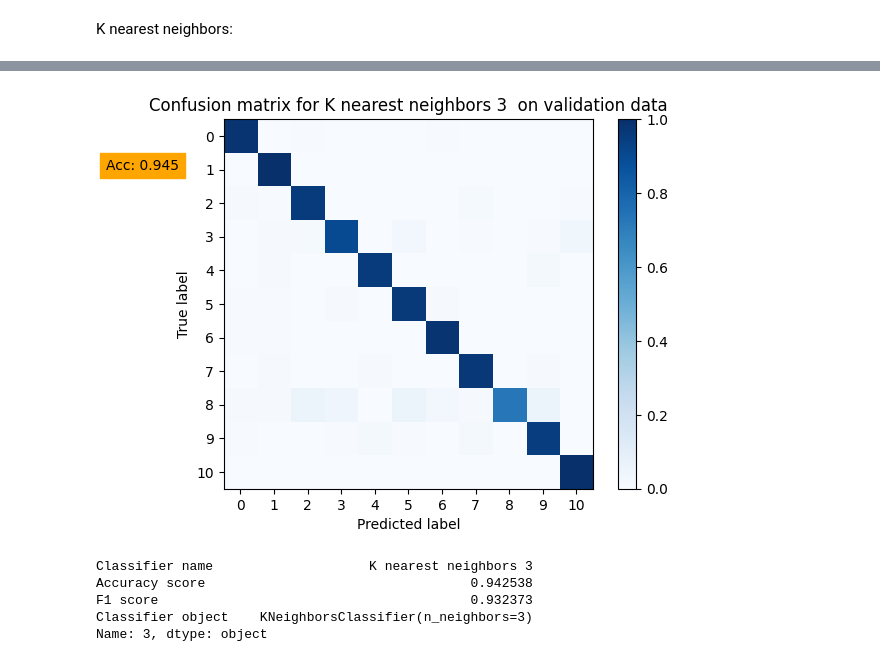
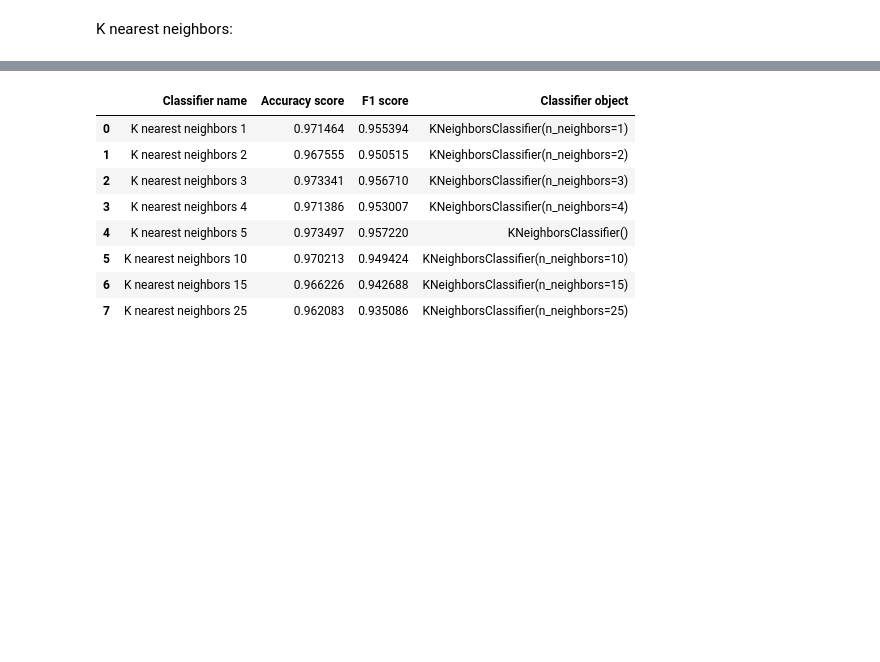
Before and after one commit to SigurdTorsnes/Digit-recognizer, a Jupyter notebook: model_selection.ipynb, the cells around one changed output, grey strips where cells are left out. Cells and saved outputs as stored; diff of their text form; code cells hidden in the pictures; blank space fills up the shorter version.

```diff
--- a/model_selection.ipynb
+++ b/model_selection.ipynb
@@ -144,16 +182,21 @@ for k in ks:
 # %%
 potential_models = potential_models.sort_values(by="F1 score", ascending=False)
 best_model = potential_models.iloc[0,:] # finds the classifier on the first row, the one with highest accuracy score
-# potential_models#.iloc[4,:]['F1 score'].mean()
+potential_models#.iloc[4,:]['F1 score'].mean()
+
 y_pred = best_model['Classifier object'].predict(X_test)
 accuracy = metrics.accuracy_score(y_test,y_pred)
-f1_score = metrics.f1_score(y_val,y_pred, average='macro')
-plot_c_matrix(best_model['Classifier object'],best_model['Classifier name'],accuracy)
-best_model
+f1_score = metrics.f1_score(y_test,y_pred, average='macro')
+plot_c_matrix(best_model['Classifier object'],best_model['Classifier name'],f1_score)
+
+potential_models
 # %% [output]
-[figure, removed]
-Classifier name                    K nearest neighbors 3
-Accuracy score                                  0.942538
-F1 score                                        0.932373
-Classifier object    KNeighborsClassifier(n_neighbors=3)
-Name: 3, dtype: object
+|  | Classifier name | Accuracy score | F1 score | Classifier object |
+| 0 | K nearest neighbors 1 | 0.971464 | 0.955394 | KNeighborsClassifier(n_neighbors=1) |
+| 1 | K nearest neighbors 2 | 0.967555 | 0.950515 | KNeighborsClassifier(n_neighbors=2) |
+| 2 | K nearest neighbors 3 | 0.973341 | 0.956710 | KNeighborsClassifier(n_neighbors=3) |
+| 3 | K nearest neighbors 4 | 0.971386 | 0.953007 | KNeighborsClassifier(n_neighbors=4) |
+| 4 | K nearest neighbors 5 | 0.973497 | 0.957220 | KNeighborsClassifier() |
+| 5 | K nearest neighbors 10 | 0.970213 | 0.949424 | KNeighborsClassifier(n_neighbors=10) |
+| 6 | K nearest neighbors 15 | 0.966226 | 0.942688 | KNeighborsClassifier(n_neighbors=15) |
+| 7 | K nearest neighbors 25 | 0.962083 | 0.935086 | KNeighborsClassifier(n_neighbors=25) |
```
Also changed, not shown: parts of 7 cells of this notebook, 1 other file.
